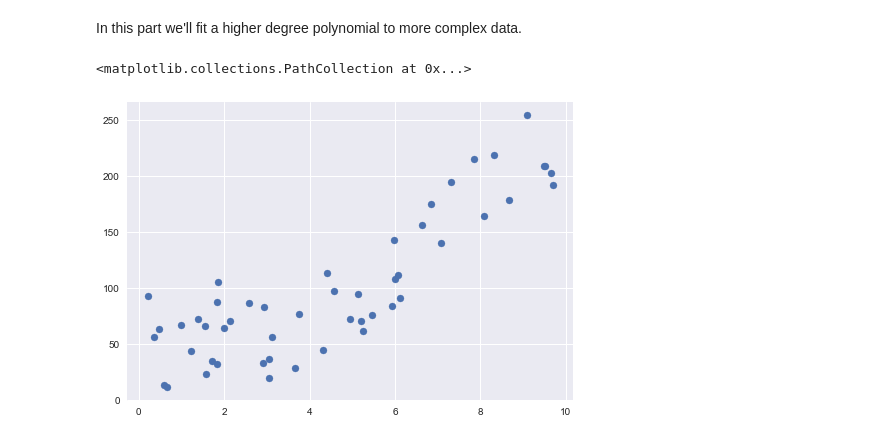
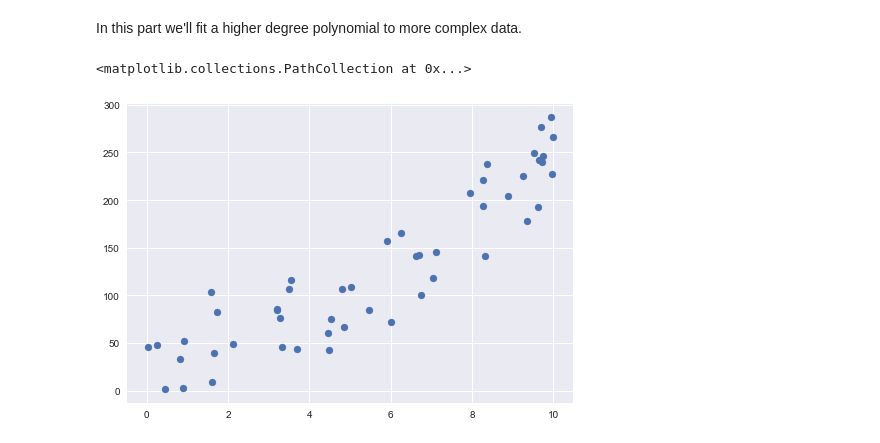
Before and after one commit to mappls/Playfield, a Jupyter notebook: lin_reg.ipynb, the cells around one changed output. Drawn from its saved outputs; the diff is of its cells as text; code cells hidden in the pictures.

Commit message:
Fixed the problem with polynomial model fitting

```diff
--- a/lin_reg.ipynb
+++ b/lin_reg.ipynb
@@ -93,15 +93,12 @@ Mean sqared error: 0.14984
 # %% [markdown]
 In this part we'll fit a higher degree polynomial to more complex data.
 # %%
-from sklearn.preprocessing import PolynomialFeatures
-from sklearn.pipeline import make_pipeline
-from sklearn.linear_model import Ridge
-
 # Generate some random data as earlier, and visualise the data
+x = 10 * rng.rand(50)
 variance = 100
 y = slope * x ** 2 + intercept + variance * rng.rand(50)
 plt.scatter(x,y)
 # %% [output]
 <matplotlib.collections.PathCollection at 0x...>
-[figure, old version]
+[figure, new version]
 # %%
```
Also changed, not shown: parts of 2 cells of this notebook.
